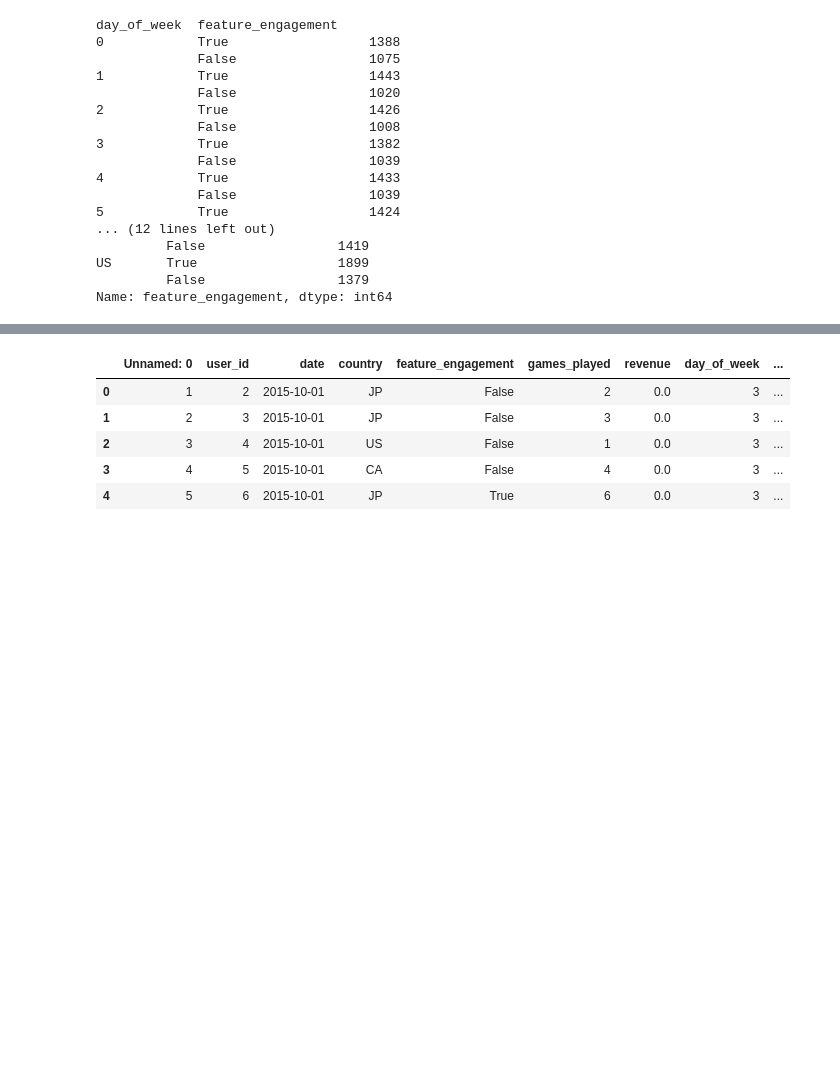
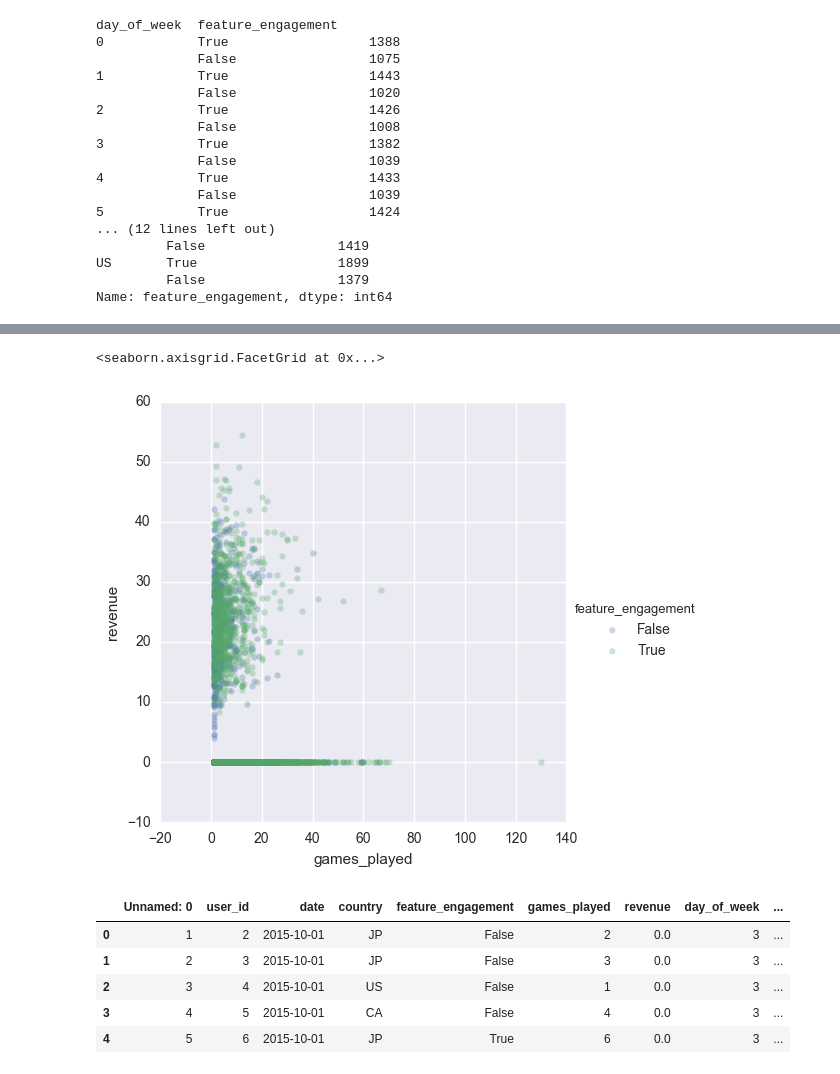
Before and after one commit to jcwall/playqtakehome, a Jupyter notebook: takehomeplayq.ipynb, the cells around one changed output, grey strips where cells are left out. Cells and saved outputs as stored; diff of their text form; code cells hidden in the pictures; blank space fills up the shorter version.

```diff
--- a/takehomeplayq.ipynb
+++ b/takehomeplayq.ipynb
@@ -186,3 +195,9 @@ sns.lmplot('games_played', 'revenue', data=df, hue='feature_engagement')
+# %%
+sns.lmplot('games_played', 'revenue', data=df, hue='feature_engagement', fit_reg=False, scatter_kws={'alpha':0.3})
+#strong difference between casual (under 20 games per day) and hardcore players (20+ games played and refuse to spend)
+# %% [output]
+<seaborn.axisgrid.FacetGrid at 0x...>
+[figure, added]
 # %%
 df['gp2'] = pd.cut(df['games_played'], [0, 5, 10, 15, 20, 30, 50, 1000], labels=['0-5', '5-10', '10-15', '15-20', '20-30', '30-50', '50+'])
 df.head(5)
```
Also changed, not shown: parts of 22 cells of this notebook.
